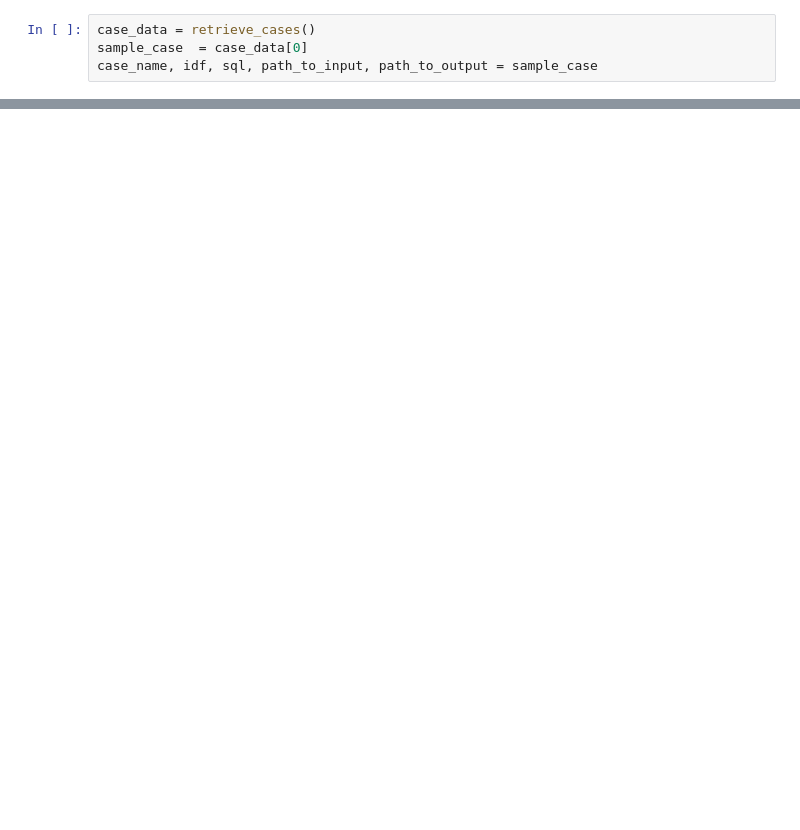
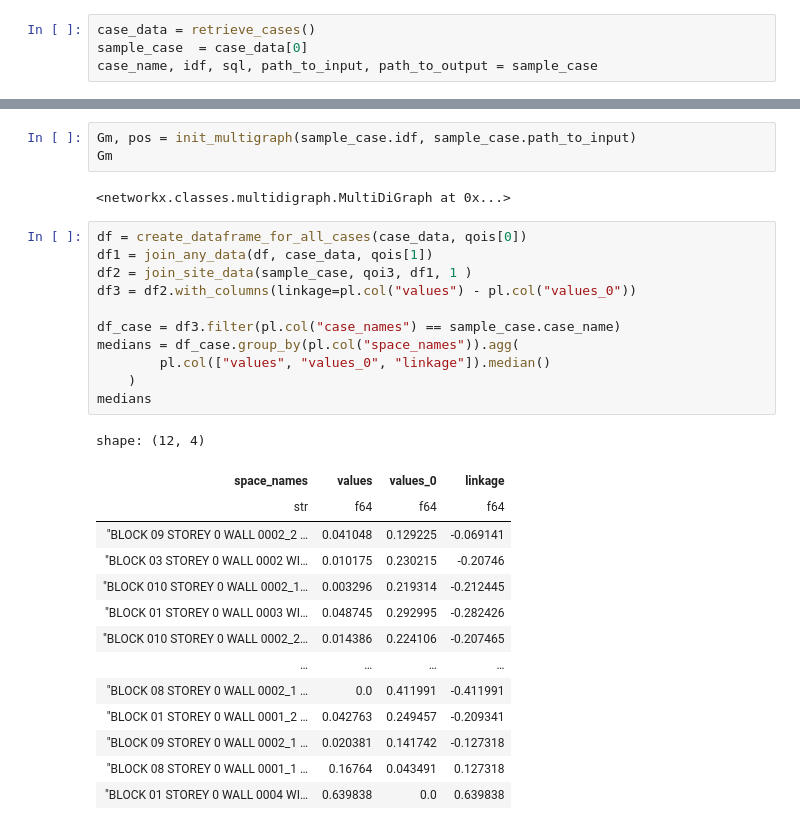
Before and after one commit to juliet29/plan2EPlus, a Jupyter notebook: _notebooks/t05_svg2plan.ipynb, the cells around one changed output, grey strips where cells are left out. Saved outputs shown, nothing was run; the diff lists cells and outputs as text; blank space fills up the shorter version.

```diff
--- a/_notebooks/t05_svg2plan.ipynb
+++ b/_notebooks/t05_svg2plan.ipynb
@@ -137,0 +88,31 @@ CaseData(case_name='amb_b1', idf=<geomeppy.idf.IDF object at 0x...>, sql=Energy
+# %%
+Gm, pos = init_multigraph(sample_case.idf, sample_case.path_to_input)
+Gm
+# %% [output]
+<networkx.classes.multidigraph.MultiDiGraph at 0x...>
+# %%
+df = create_dataframe_for_all_cases(case_data, qois[0])
+df1 = join_any_data(df, case_data, qois[1])
+df2 = join_site_data(sample_case, qoi3, df1, 1 )
+df3 = df2.with_columns(linkage=pl.col("values") - pl.col("values_0"))
+
+df_case = df3.filter(pl.col("case_names") == sample_case.case_name)
+medians = df_case.group_by(pl.col("space_names")).agg(
+        pl.col(["values", "values_0", "linkage"]).median()
+    )
+medians
+# %% [output]
+shape: (12, 4)
+| space_names | values | values_0 | linkage |
+| str | f64 | f64 | f64 |
+| "BLOCK 09 STOREY 0 WALL 0002_2 … | 0.041048 | 0.129225 | -0.069141 |
+| "BLOCK 03 STOREY 0 WALL 0002 WI… | 0.010175 | 0.230215 | -0.20746 |
+| "BLOCK 010 STOREY 0 WALL 0002_1… | 0.003296 | 0.219314 | -0.212445 |
+| "BLOCK 01 STOREY 0 WALL 0003 WI… | 0.048745 | 0.292995 | -0.282426 |
+| "BLOCK 010 STOREY 0 WALL 0002_2… | 0.014386 | 0.224106 | -0.207465 |
+| … | … | … | … |
+| "BLOCK 08 STOREY 0 WALL 0002_1 … | 0.0 | 0.411991 | -0.411991 |
+| "BLOCK 01 STOREY 0 WALL 0001_2 … | 0.042763 | 0.249457 | -0.209341 |
+| "BLOCK 09 STOREY 0 WALL 0002_1 … | 0.020381 | 0.141742 | -0.127318 |
+| "BLOCK 08 STOREY 0 WALL 0001_1 … | 0.16764 | 0.043491 | 0.127318 |
+| "BLOCK 01 STOREY 0 WALL 0004 WI… | 0.639838 | 0.0 | 0.639838 |
```
Also changed, not shown: parts of 13 cells of this notebook, 1 other file.
